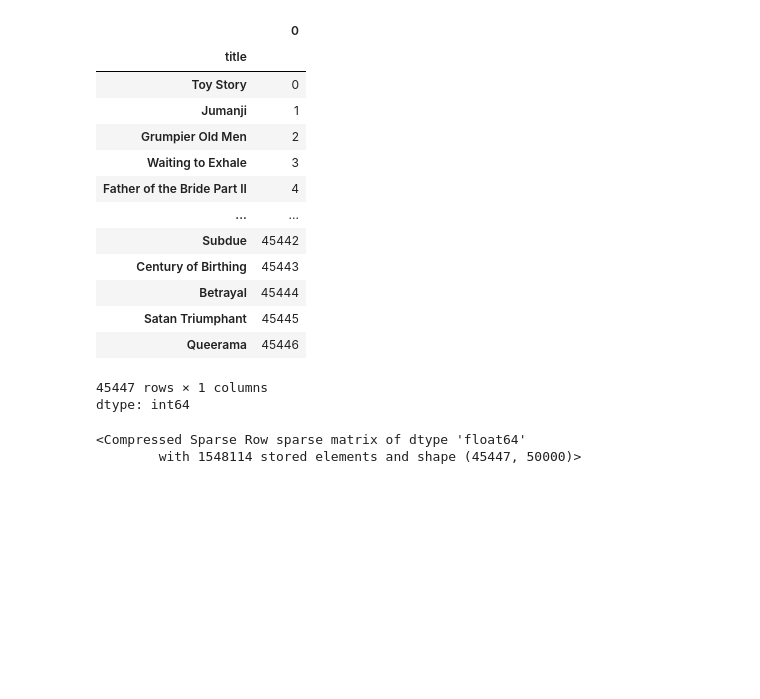
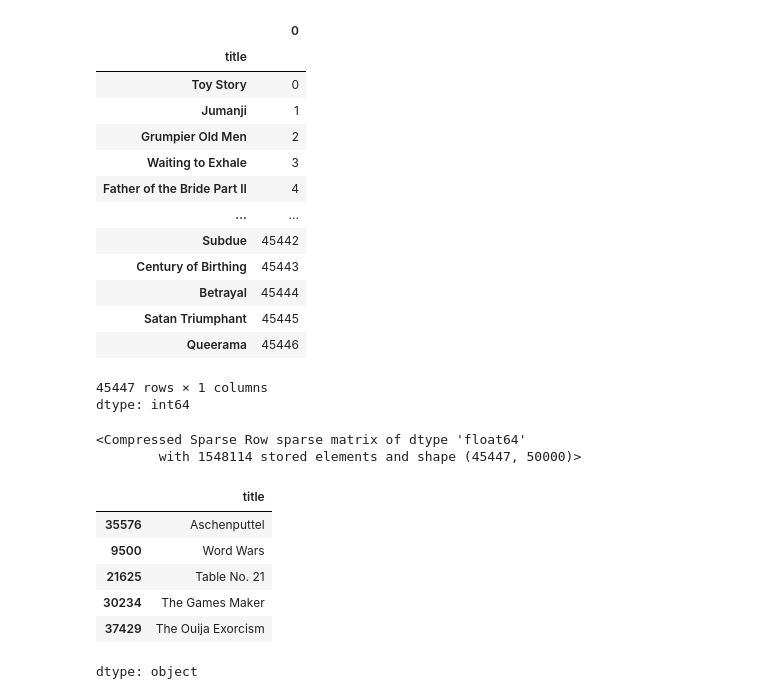
Before and after one commit to abhijeet-panigrahi04/movie-recommendation, a Jupyter notebook: movies.ipynb, the cells around one changed output. Drawn from its saved outputs; the diff is of its cells as text; code cells hidden in the pictures; blank space fills up the shorter version.

Commit message:
cosine similarity

```diff
--- a/movies.ipynb
+++ b/movies.ipynb
@@ -222,0 +225,19 @@ tfidf_matrix
+# %%
+def recommend(title, n = 10):
+  if title not in indices:
+    return ['Movie not found']
+
+  idx = indices[title]
+  sim_score = cosine_similarity(tfidf_matrix[idx], tfidf_matrix).flatten()
+  similar_idx = sim_score.argsort()[::-1][1:n+1]
+  return df['title'].iloc[similar_idx]
+# %%
+recommend('Jumanji', 5)
+# %% [output]
+|  | title |
+| 35576 | Aschenputtel |
+| 9500 | Word Wars |
+| 21625 | Table No. 21 |
+| 30234 | The Games Maker |
+| 37429 | The Ouija Exorcism |
+dtype: object
```
Also changed, not shown: parts of 1 cell of this notebook.
